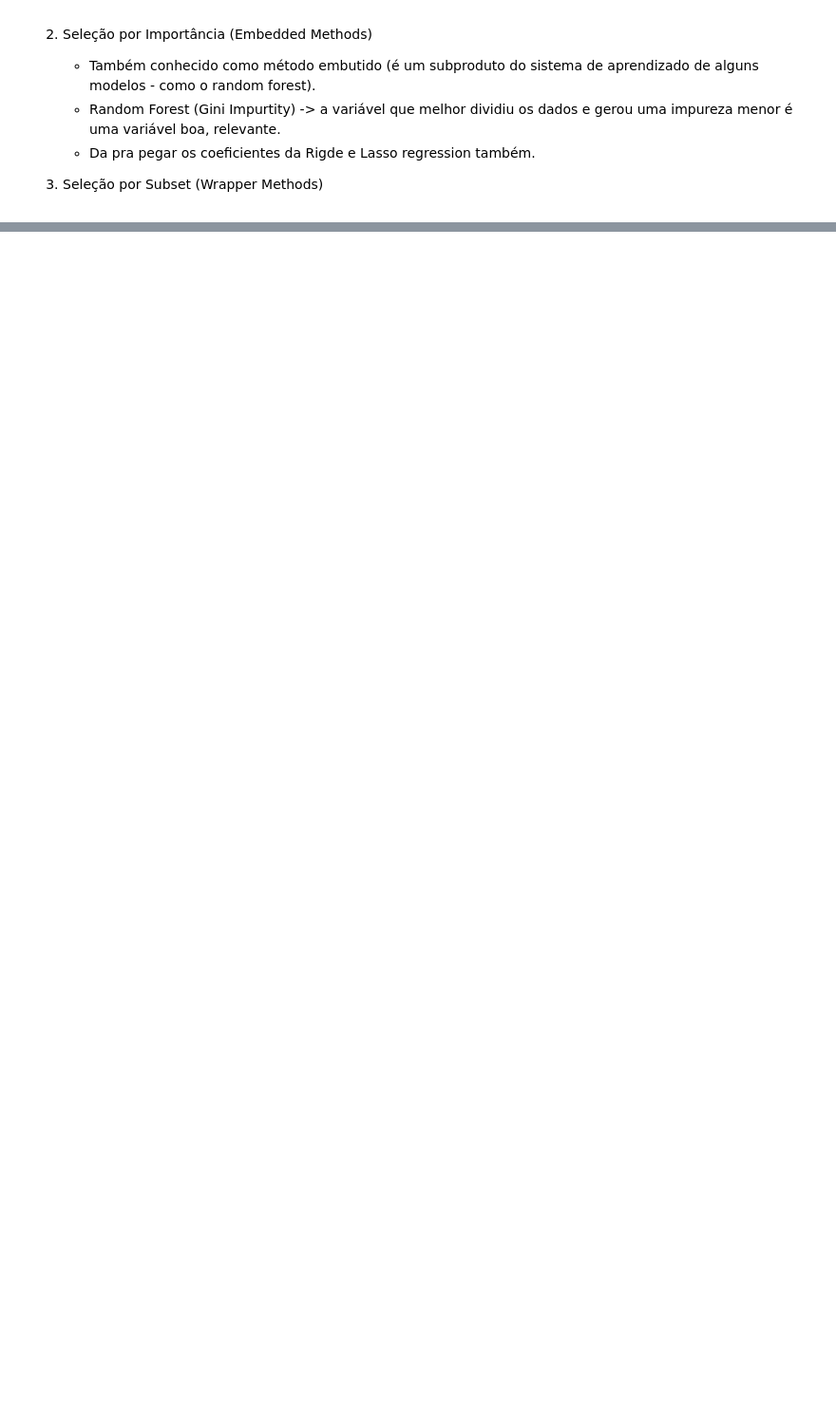
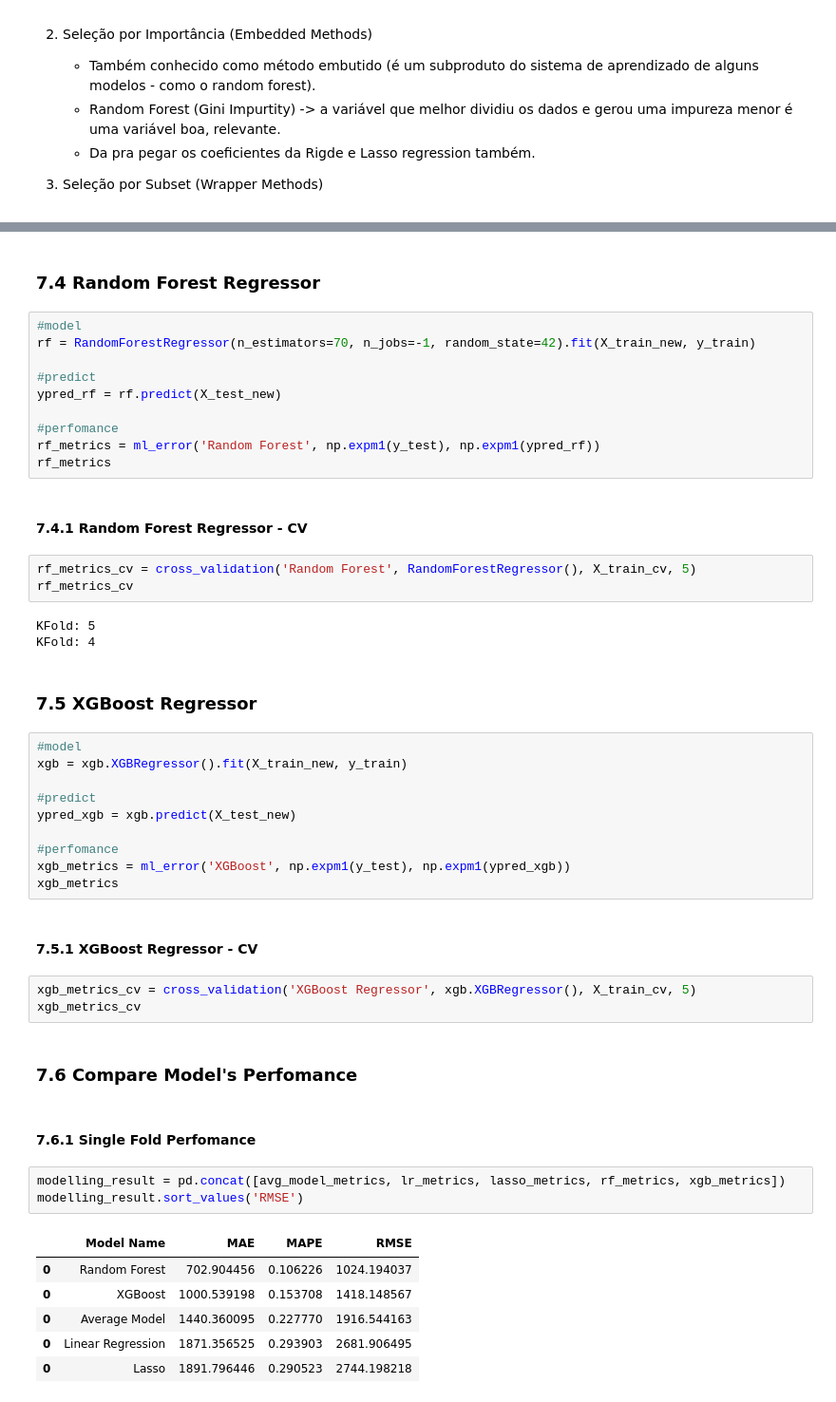
Before and after one commit to AllanCasado/ds_em_producao, a Jupyter notebook: notebooks/rossmann_sales_prediction.ipynb, the cells around one changed output, grey strips where cells are left out. Shown at 95% size. Drawn from its saved outputs; the diff is of its cells as text; blank space fills up the shorter version.

Commit message:
implemented nonlinear models and time series cross validation

```diff
--- a/notebooks/rossmann_sales_prediction.ipynb
+++ b/notebooks/rossmann_sales_prediction.ipynb
@@ -1832,0 +1912,51 @@ lasso_metrics
+# %% [markdown]
+### 7.4 Random Forest Regressor
+# %%
+#model
+rf = RandomForestRegressor(n_estimators=70, n_jobs=-1, random_state=42).fit(X_train_new, y_train)
+
+#predict
+ypred_rf = rf.predict(X_test_new)
+
+#perfomance
+rf_metrics = ml_error('Random Forest', np.expm1(y_test), np.expm1(ypred_rf))
+rf_metrics
+# %% [markdown]
+#### 7.4.1 Random Forest Regressor - CV
+# %%
+rf_metrics_cv = cross_validation('Random Forest', RandomForestRegressor(), X_train_cv, 5)
+rf_metrics_cv
+# %% [output]
+KFold: 5
+KFold: 4
+# %% [markdown]
+### 7.5 XGBoost Regressor
+# %%
+#model
+xgb = xgb.XGBRegressor().fit(X_train_new, y_train)
+
+#predict
+ypred_xgb = xgb.predict(X_test_new)
+
+#perfomance
+xgb_metrics = ml_error('XGBoost', np.expm1(y_test), np.expm1(ypred_xgb))
+xgb_metrics
+# %% [markdown]
+#### 7.5.1 XGBoost Regressor - CV
+# %%
+xgb_metrics_cv = cross_validation('XGBoost Regressor', xgb.XGBRegressor(), X_train_cv, 5)
+xgb_metrics_cv
+# %% [markdown]
+### 7.6 Compare Model's Perfomance
+# %% [markdown]
+#### 7.6.1 Single Fold Perfomance
+# %%
+modelling_result = pd.concat([avg_model_metrics, lr_metrics, lasso_metrics, rf_metrics, xgb_metrics])
+modelling_result.sort_values('RMSE')
+# %% [output]
+|  | Model Name | MAE | MAPE | RMSE |
+| 0 | Random Forest | 702.904456 | 0.106226 | 1024.194037 |
+| 0 | XGBoost | 1000.539198 | 0.153708 | 1418.148567 |
+| 0 | Average Model | 1440.360095 | 0.227770 | 1916.544163 |
+| 0 | Linear Regression | 1871.356525 | 0.293903 | 2681.906495 |
+| 0 | Lasso | 1891.796446 | 0.290523 | 2744.198218 |
```
Also changed, not shown: parts of 71 cells of this notebook.
